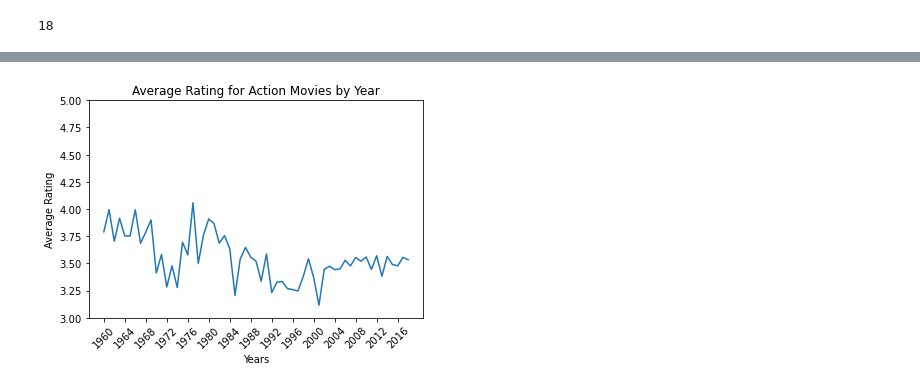
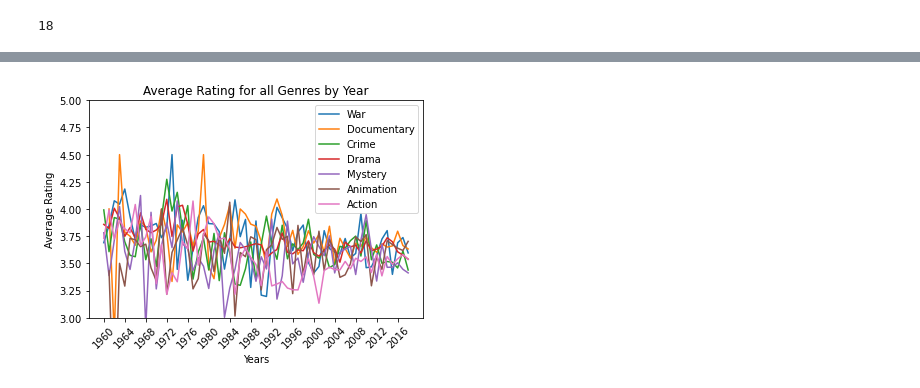
Before and after one commit to blancacarretero/movie-recommendation-engine, a Jupyter notebook: main.ipynb, the cells around one changed output, grey strips where cells are left out. Drawn from its saved outputs; the diff is of its cells as text; code cells hidden in the pictures.

Commit message:
single plot

```diff
--- a/main.ipynb
+++ b/main.ipynb
@@ -306,6 +291,38 @@ def plot_genre_by_year(genre):
 #     plt.legend(loc="lower left")
     plt.savefig(f'images/avg_rating_by_year_{lower_genre}.png')
     plt.show()
+# %%
+def plot_genre_by_year_single_plot(genre):
+    lower_genre = genre.lower()
+    ratings_dict = {
+        'Year': [],
+        'Average Rating': []
+    }
+
+    years = ['19'+str(i) for i in range(60, 100)]+['200'+str(i) for i in range(0,10)]+['20'+str(i) for i in range(10,19)]
+
+    year_labels = years[::4]
+
+    for year in years:
+        try:
+            avg = ratings_by_year(genre,year)
+            ratings_dict['Average Rating'].append(avg)
+            ratings_dict['Year'].append(year)
+        except:
+            pass
+
+    ratings_dict_df = pd.DataFrame(ratings_dict)
+
+    ## Plot
+    plt.plot(ratings_dict_df['Year'],ratings_dict_df['Average Rating'], label=genre)
+    plt.ylim(3, 5)
+    plt.title(f'Average Rating for all Genres by Year')
+    plt.ylabel('Average Rating')
+    plt.xlabel('Years')
+    plt.xticks(year_labels,labels=year_labels,rotation=45)
+    plt.legend(loc="upper right")
+    plt.savefig(f'images/all_genre.png')
+plt.show()
 # %%
 top_genres = ['War','Documentary','Crime','Drama','Mystery','Animation','Action']
 # top_genres = ['War']
@@ -323,4 +340,5 @@ for genre in top_genres:
-# %%
-plot_genre_by_year('Action')
-# %% [output]
-[figure, removed]
+# %%
+for genre in top_genres:
+    plot_genre_by_year_single_plot(genre)
+# %% [output]
+[figure, added]
```
Also changed, not shown: parts of 10 cells of this notebook, 10 other files.
